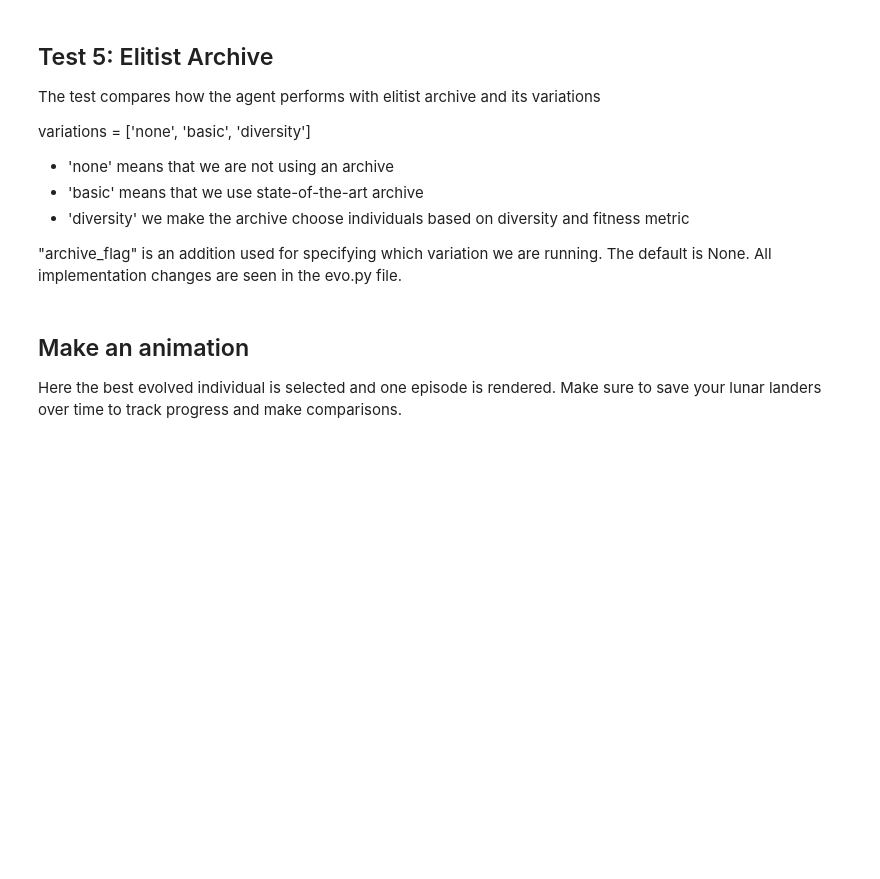
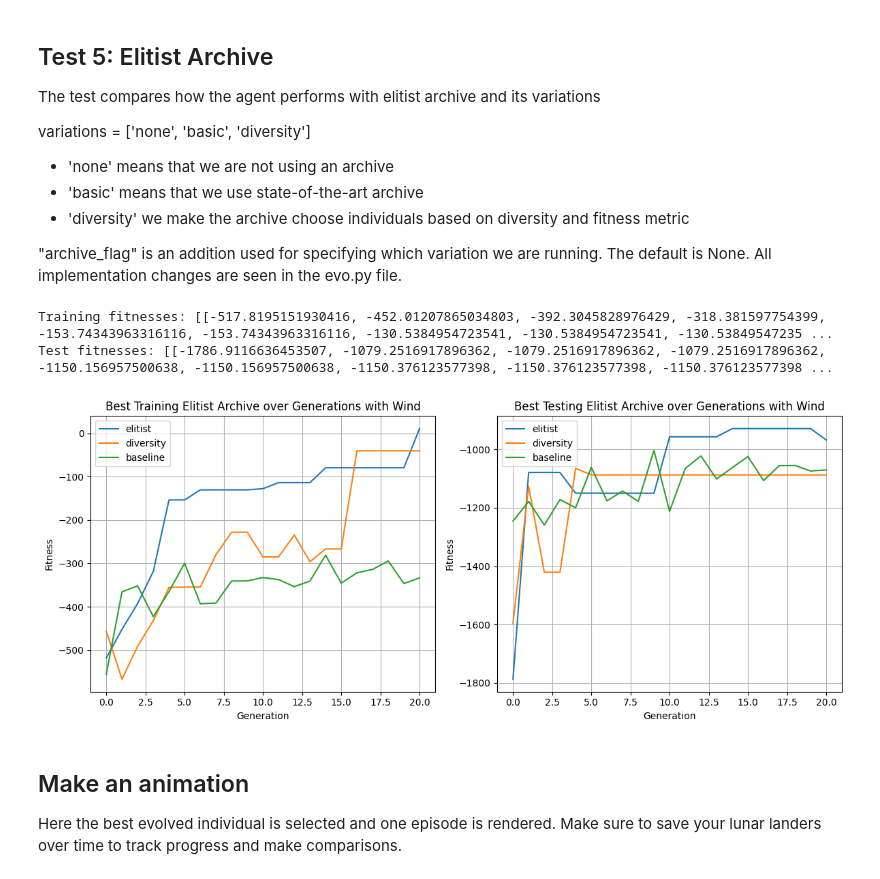
Before and after one commit to tbloemen/lunarlanding, a Jupyter notebook: solution.ipynb, the cells around one changed output. Drawn from its saved outputs; the diff is of its cells as text; code cells hidden in the pictures; blank space fills up the shorter version.

Commit message:
Add results for elitist

```diff
--- a/solution.ipynb
+++ b/solution.ipynb
@@ -1504,14 +1504,18 @@ def plot_elitist_variation_exp(
 # %%
 if perform_elitist_test:
     csv_path = (
-        "improvement_results/div_no_wind.csv"  # or without wind
+        "improvement_results/elitist_div_improvement_with_wind.csv"  # or without wind
     )
     training_avg, test_avg, elitist_variation = load_and_average_per_generation(
         csv_path, plot_type="Best"
     )
     plot_elitist_variation_exp(
-        training_avg, test_avg, elitist_variation, plot_type="Best", has_wind=False
+        training_avg, test_avg, elitist_variation, plot_type="Best", has_wind=True
     )
+# %% [output]
+Training fitnesses: [[-517.8195151930416, -452.01207865034803, -392.3045828976429, -318.381597754399, -153.74343963316116, -153.74343963316116, -130.5384954723541, -130.5384954723541, -130.53849547235 ...
+Test fitnesses: [[-1786.9116636453507, -1079.2516917896362, -1079.2516917896362, -1079.2516917896362, -1150.156957500638, -1150.156957500638, -1150.376123577398, -1150.376123577398, -1150.376123577398 ...
+[figure, added]
 # %% [markdown]
 ## Make an animation
 Here the best evolved individual is selected and one episode is rendered. Make sure to save your lunar landers over time to track progress and make comparisons.
```
Also changed, not shown: 8 other files.
